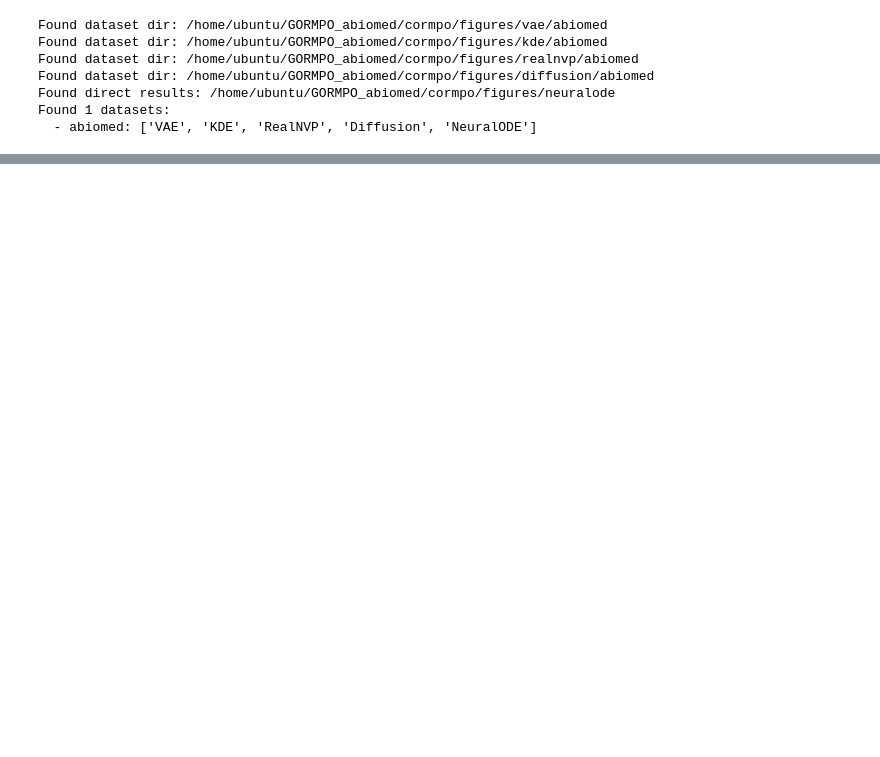
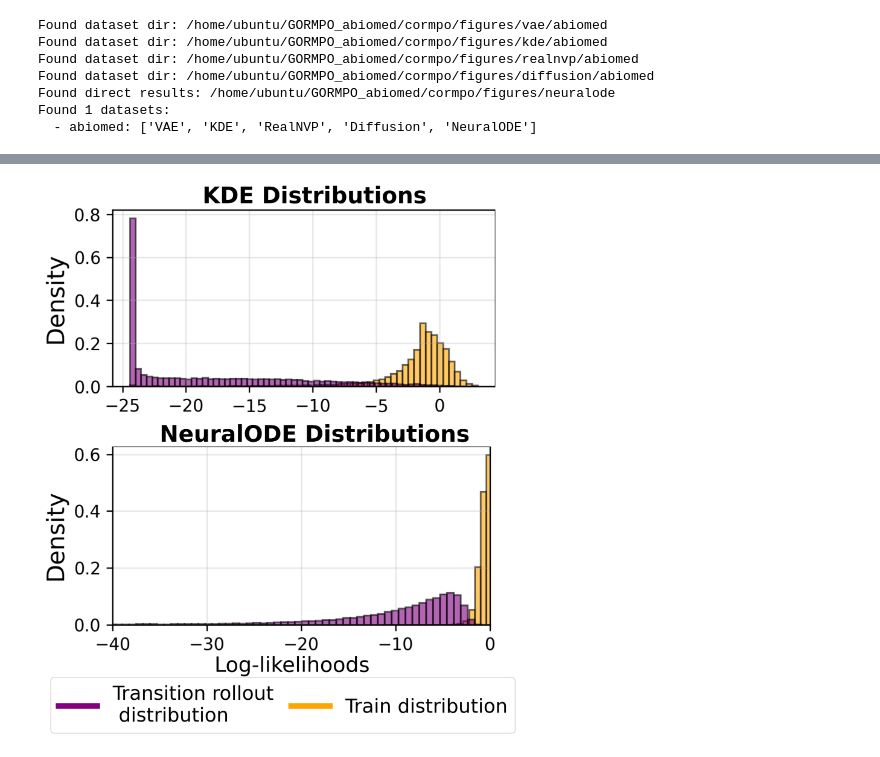
Before and after one commit to aysintumay/GORMPO_abiomed, a Jupyter notebook: cormpo/merge_results.ipynb, the cells around one changed output, grey strips where cells are left out. Drawn from its saved outputs; the diff is of its cells as text; code cells hidden in the pictures; blank space fills up the shorter version.

```diff
--- a/cormpo/merge_results.ipynb
+++ b/cormpo/merge_results.ipynb
@@ -232,0 +210,54 @@ for dataset_name, methods_data in results_by_dataset.items():
+# %%
+import matplotlib.gridspec as gridspec
+from matplotlib.patches import Rectangle
+from matplotlib.lines import Line2D
+from matplotlib.patches import Patch
+from matplotlib import cm
+from matplotlib.colors import ListedColormap, LinearSegmentedColormap
+from mpl_toolkits.axes_grid1.inset_locator import inset_axes
+from mpl_toolkits.axes_grid1.inset_locator import mark_inset
+from mpl_toolkits.axes_grid1 import make_axes_locatable
+from matplotlib.ticker import (MultipleLocator, AutoMinorLocator)
+
+fig1 = plt.imread("../figures/kdedist.png")
+fig2 = plt.imread("../figures/neuralodedist.png")
+
+
+
+fig = plt.figure(figsize=(20, 10), dpi=300)
+gs = gridspec.GridSpec(2,1, figure=fig, wspace=-0.5, hspace=0.15)
+ax1 = fig.add_subplot(gs[0, 0])
+ax2 = fig.add_subplot(gs[1, 0])
+
+#ax6 = fig.add_subplot(gs[2, 1])
+#fig.suptitle('Evaluation Samples', fontsize=16)
+ax1.imshow(fig1)
+ax1.set_title('KDE Distributions', fontweight="bold", size='xx-large', pad=1, fontsize=28, x=0.6)
+# ax1.text(-0.05, 0.5, 'MAP (mmHg)', va='center', ha='center', rotation='vertical',
+#          size="xx-large", color='tab:red', transform=ax1.transAxes)
+
+ax1.axis('off')
+ax2.imshow(fig2)
+ax2.set_title('NeuralODE Distributions', fontweight="bold", size='xx-large', pad=1,fontsize=28, x=0.6)
+ax2.axis('off')
+
+ax2.text(0.55, -0.06, 'Log-likelihoods', va='center', ha='center', rotation='horizontal',
+          color='black', transform=ax2.transAxes, fontsize=26,)
+#put legend
+
+# ax1.text(1.05, 0.5, 'P-level', va='center', ha='center', rotation='vertical',
+#          size="xx-large", color='tab:blue', transform=ax1.transAxes)
+# ax1.text(1.05, 0.5, 'P-level', va='center', ha='center', rotation='vertical',
+#          size="xx-large", color='tab:blue', transform=ax1.transAxes)
+legend_elements = [
+    Line2D([0], [0], color='purple', linestyle='-', lw=7, label='Transition rollout\n distribution'),
+    Line2D([0], [0], color='orange', linestyle='-', lw=7, label='Train distribution'),
+
+]
+# #print the labels
+ax2.legend(handles=legend_elements, loc='lower center', bbox_to_anchor=(0.53, -0.43), ncol=2,  fontsize=24,columnspacing=0.9,   )
+
+plt.tight_layout()
+# plt.savefig('eval_samples_all.png', bbox_inches='tight', dpi=300)
+# %% [output]
+[figure, added]
```
Also changed, not shown: parts of 2 cells of this notebook, 51 other files.
